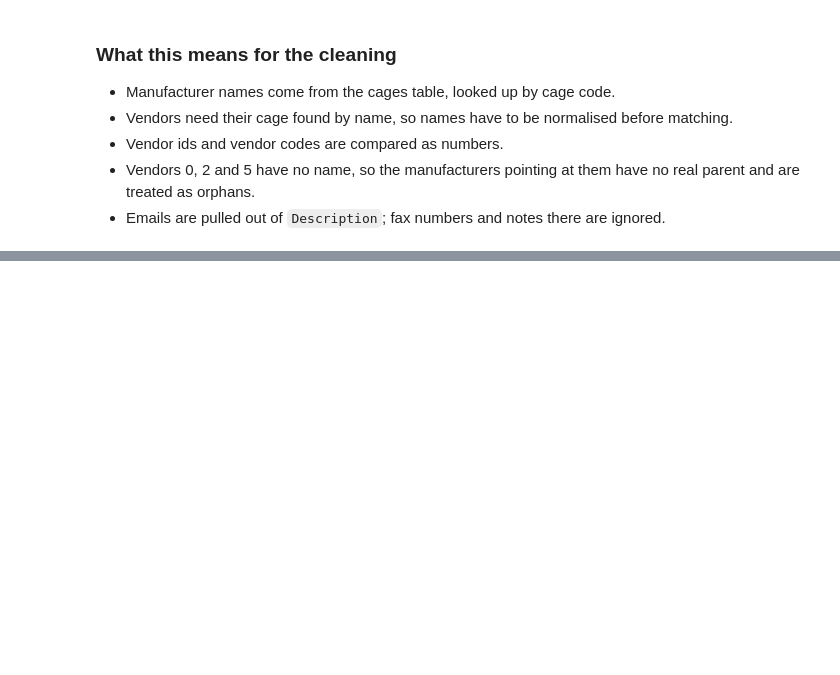
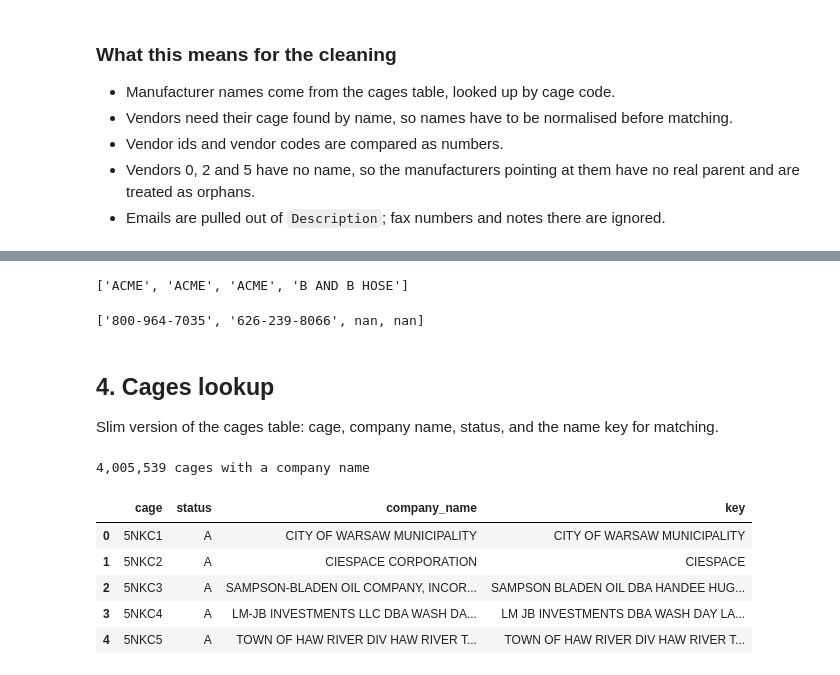
Before and after one commit to LionelRoxas/sales-patriot, a Jupyter notebook: firms_cleaning.ipynb, the cells around one changed output, grey strips where cells are left out. Cells and saved outputs as stored; diff of their text form; code cells hidden in the pictures; blank space fills up the shorter version.

Commit message:
Clean cages, manufacturers and vendors

```diff
--- a/firms_cleaning.ipynb
+++ b/firms_cleaning.ipynb
@@ -235,0 +241,70 @@ maintenance cage codes found in cages table: 20007 of 20384
+# %%
+CAGE_PATTERN = r"^[A-Z0-9]{5}$"
+EMAIL_PATTERN = r"([A-Za-z0-9._%+-]+@[A-Za-z0-9.-]+\.[A-Za-z]{2,})"
+SUFFIXES = r"\b(?:INC|INCORPORATED|CORP|CORPORATION|CO|COMPANY|LLC|LTD|LIMITED|THE)\b"
+# vendor names like "DO NOT USE", "INACTIVE UPS", "GRAYBAR - USE 001270", "*SEE V#3257"
+DO_NOT_USE = r"DO NOT USE|\bINACTIVE\b|PRELUDE TEST|\b(?:USE|SEE)\s*(?:V#|#|VC)?\s*\d"
+
+
+def name_key(names):
+    s = names.fillna("").str.upper().str.replace("&", " AND ", regex=False)
+    s = s.str.replace(r"[^A-Z0-9 ]", " ", regex=True)
+    s = s.str.replace(SUFFIXES, " ", regex=True)
+    return s.str.split().str.join(" ").replace("", pd.NA)
+
+
+def clean_text(s):
+    return s.str.strip().str.replace(r"\s+", " ", regex=True).replace("", pd.NA)
+
+
+def clean_email(s):
+    return s.str.extract(EMAIL_PATTERN, expand=False).str.lower()
+
+
+def clean_phone(s):
+    # keep 10-digit US numbers as 555-555-5555, drop anything else
+    digits = s.fillna("").str.replace(r"\D", "", regex=True)
+    digits = digits.where(~((digits.str.len() == 11) & digits.str.startswith("1")), digits.str[1:])
+    formatted = digits.str[:3] + "-" + digits.str[3:6] + "-" + digits.str[6:]
+    return formatted.where(digits.str.len() == 10)
+
+
+rejected = []
+
+
+def reject(df, source, id_col, name_col, reason):
+    rejected.append(pd.DataFrame({
+        "source": source,
+        "source_id": df[id_col].values,
+        "company_name": df[name_col].values,
+        "reason": reason,
+    }))
+
+
+name_key(pd.Series(["Acme Co.", "ACME, INC", "The Acme Company", "B & B Hose"])).tolist()
+# %% [output]
+['ACME', 'ACME', 'ACME', 'B AND B HOSE']
+# %%
+clean_phone(pd.Series(["800-964-7035", "1 (626) 239-8066", "455-5597", None])).tolist()
+# %% [output]
+['800-964-7035', '626-239-8066', nan, nan]
+# %% [markdown]
+## 4. Cages lookup
+
+Slim version of the cages table: cage, company name, status, and the name key for matching.
+# %%
+cages = cages_raw.rename(columns={"id": "cage", "company": "company_name"})
+cages["cage"] = cages["cage"].str.strip().str.upper()
+cages["company_name"] = clean_text(cages["company_name"])
+cages = cages.dropna(subset=["company_name"])
+cages["key"] = name_key(cages["company_name"])
+print(f"{len(cages):,} cages with a company name")
+cages.head()
+# %% [output]
+4,005,539 cages with a company name
+|  | cage | status | company_name | key |
+| 0 | 5NKC1 | A | CITY OF WARSAW MUNICIPALITY | CITY OF WARSAW MUNICIPALITY |
+| 1 | 5NKC2 | A | CIESPACE CORPORATION | CIESPACE |
+| 2 | 5NKC3 | A | SAMPSON-BLADEN OIL COMPANY, INCOR... | SAMPSON BLADEN OIL DBA HANDEE HUG... |
+| 3 | 5NKC4 | A | LM-JB INVESTMENTS LLC DBA WASH DA... | LM JB INVESTMENTS DBA WASH DAY LA... |
+| 4 | 5NKC5 | A | TOWN OF HAW RIVER DIV HAW RIVER T... | TOWN OF HAW RIVER DIV HAW RIVER T... |
```
Also changed, not shown: parts of 5 cells of this notebook.
